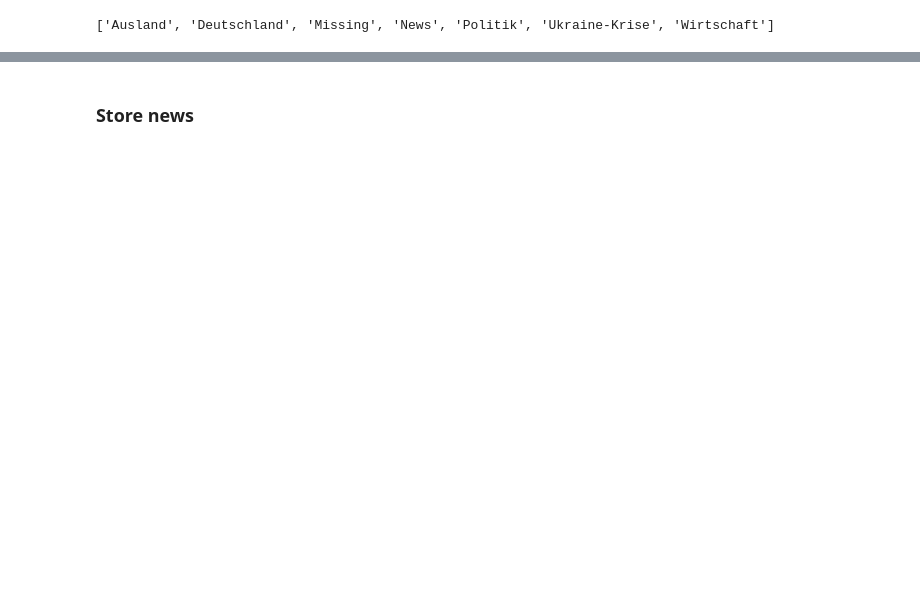
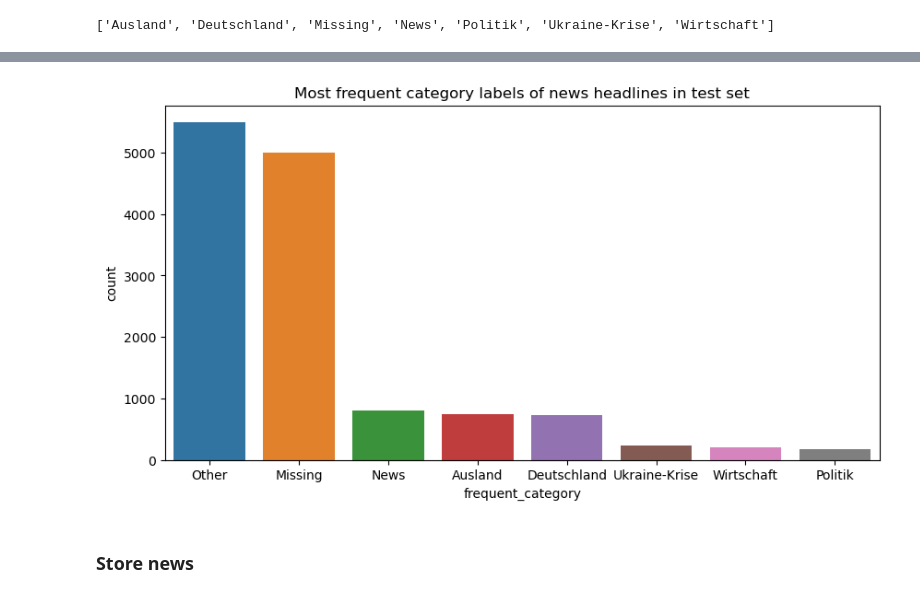
Before and after one commit to manuelarink/news_scraper, a Jupyter notebook: notebooks/preprocessing/03-feature_engineering_topic_modelling.ipynb, the cells around one changed output, grey strips where cells are left out. Drawn from its saved outputs; the diff is of its cells as text; code cells hidden in the pictures; blank space fills up the shorter version.

```diff
--- a/notebooks/preprocessing/03-feature_engineering_topic_modelling.ipynb
+++ b/notebooks/preprocessing/03-feature_engineering_topic_modelling.ipynb
@@ -37,2 +69,5 @@ print(news['category'].isnull().sum())
 # %% [output]
 0
+# %%
+test['category'] = test['category'].fillna('Missing')
+print(test['category'].isnull().sum())
@@ -77,0 +125,3 @@ news.head()
+# %%
+test['frequent_category'] = np.where(test['category'].isin(frequent_labels), test['category'], 'Other')
+test.head()
@@ -98,3 +168,10 @@ plt.show()
+# %%
+fig, ax = plt.subplots(figsize=(10, 5))
+sns.countplot(data=test, x='frequent_category', order=test['frequent_category'].value_counts().index)
+plt.title('Most frequent category labels of news headlines in test set')
+plt.show()
+# %% [output]
+[figure, added]
 # %% [markdown]
 ### Store news
 # %%
```
Also changed, not shown: parts of 22 cells of this notebook, 8 other files.
